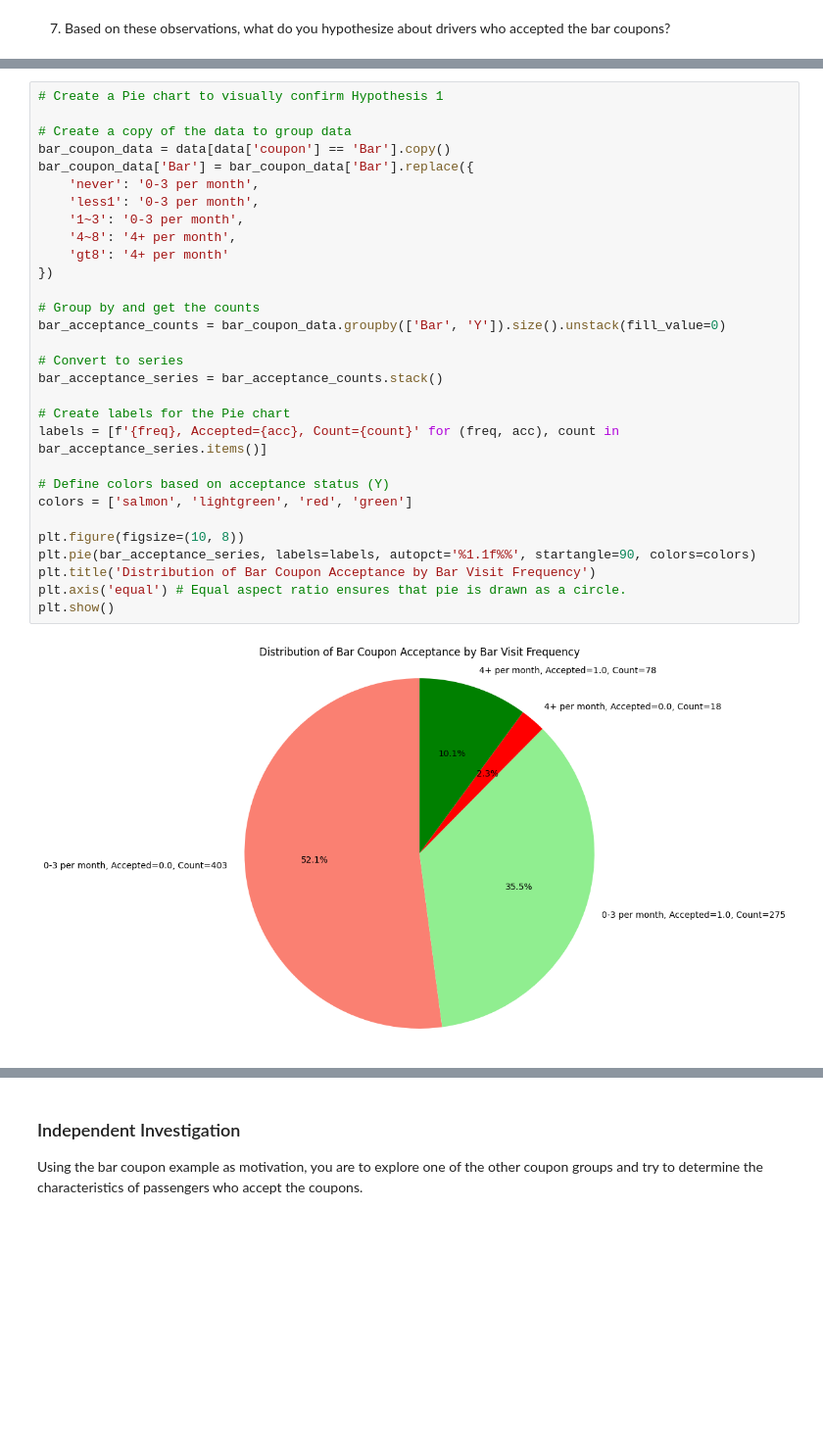
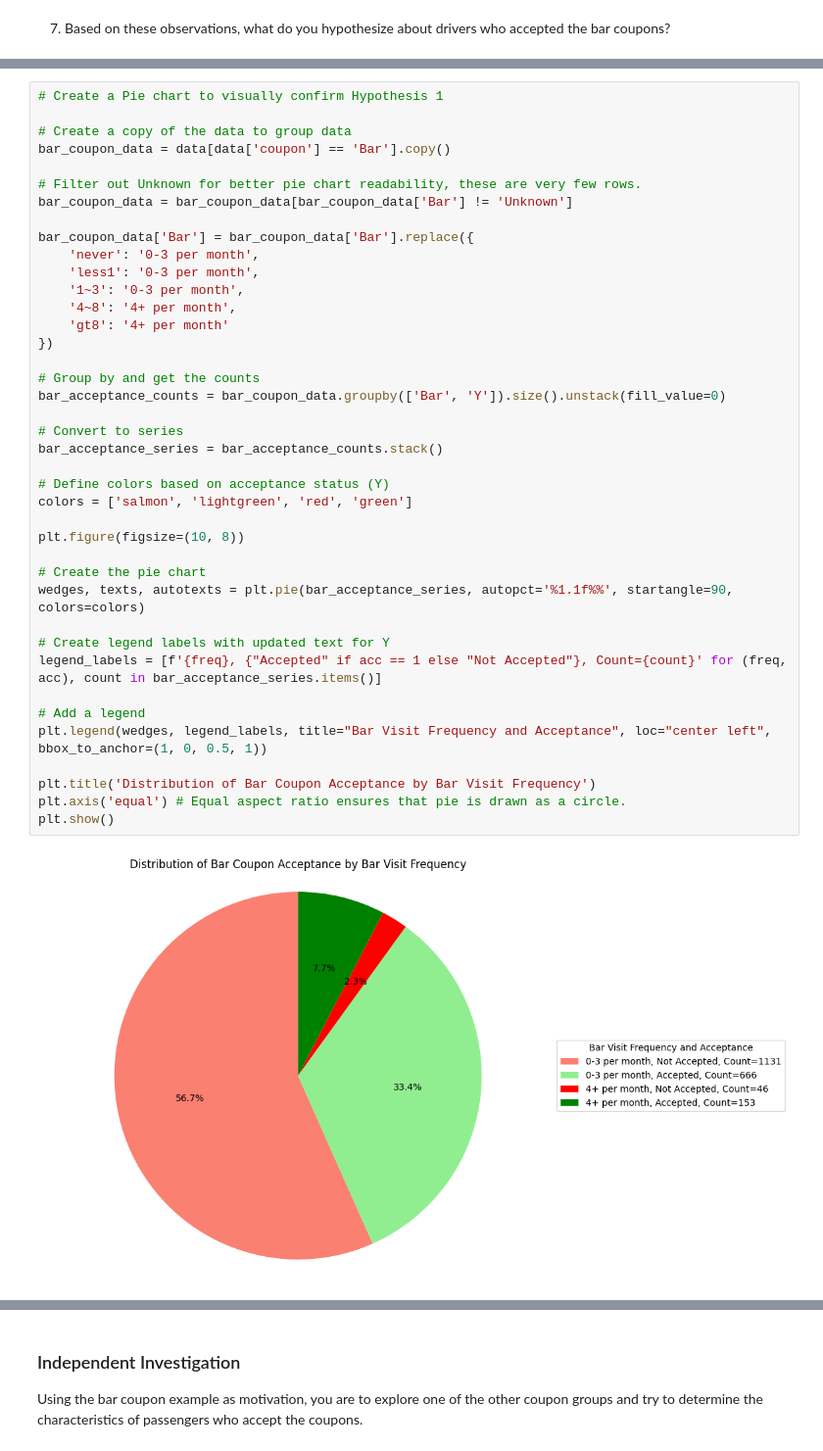
Before and after one commit to kunalkapur1/UCB, a Jupyter notebook: Module5/CouponAnalysis.ipynb, the cells around one changed output, grey strips where cells are left out. Shown at 98% size. Cells and saved outputs as stored; diff of their text form; blank space fills up the shorter version.

Commit message:
Add files via upload
Fixed pie chart readability by ignoring Unknown values, added legends, red/green colors, and minor comment improvements.

```diff
--- a/Module5/CouponAnalysis.ipynb
+++ b/Module5/CouponAnalysis.ipynb
@@ -335,35 +335,45 @@ Hypothesis
 # %%
 # Create a Pie chart to visually confirm Hypothesis 1
 
 # Create a copy of the data to group data
 bar_coupon_data = data[data['coupon'] == 'Bar'].copy()
+
+# Filter out Unknown for better pie chart readability, these are very few rows.
+bar_coupon_data = bar_coupon_data[bar_coupon_data['Bar'] != 'Unknown']
+
 bar_coupon_data['Bar'] = bar_coupon_data['Bar'].replace({
     'never': '0-3 per month',
     'less1': '0-3 per month',
     '1~3': '0-3 per month',
     '4~8': '4+ per month',
     'gt8': '4+ per month'
 })
 
 # Group by and get the counts
 bar_acceptance_counts = bar_coupon_data.groupby(['Bar', 'Y']).size().unstack(fill_value=0)
 
 # Convert to series
 bar_acceptance_series = bar_acceptance_counts.stack()
 
-# Create labels for the Pie chart
-labels = [f'{freq}, Accepted={acc}, Count={count}' for (freq, acc), count in bar_acceptance_series.items()]
-
 # Define colors based on acceptance status (Y)
 colors = ['salmon', 'lightgreen', 'red', 'green']
 
 plt.figure(figsize=(10, 8))
-plt.pie(bar_acceptance_series, labels=labels, autopct='%1.1f%%', startangle=90, colors=colors)
+
+# Create the pie chart
+wedges, texts, autotexts = plt.pie(bar_acceptance_series, autopct='%1.1f%%', startangle=90, colors=colors)
+
+# Create legend labels with updated text for Y
+legend_labels = [f'{freq}, {"Accepted" if acc == 1 else "Not Accepted"}, Count={count}' for (freq, acc), count in bar_acceptance_series.items()]
+
+# Add a legend
+plt.legend(wedges, legend_labels, title="Bar Visit Frequency and Acceptance", loc="center left", bbox_to_anchor=(1, 0, 0.5, 1))
+
 plt.title('Distribution of Bar Coupon Acceptance by Bar Visit Frequency')
 plt.axis('equal') # Equal aspect ratio ensures that pie is drawn as a circle.
 plt.show()
 # %% [output]
-[figure, old version]
+[figure, new version]
 # %%
 # Filter for accepted bar coupons
 accepted_bardata = bardata[bardata['Y'] == 1].copy()
```
Also changed, not shown: parts of 8 cells of this notebook.
